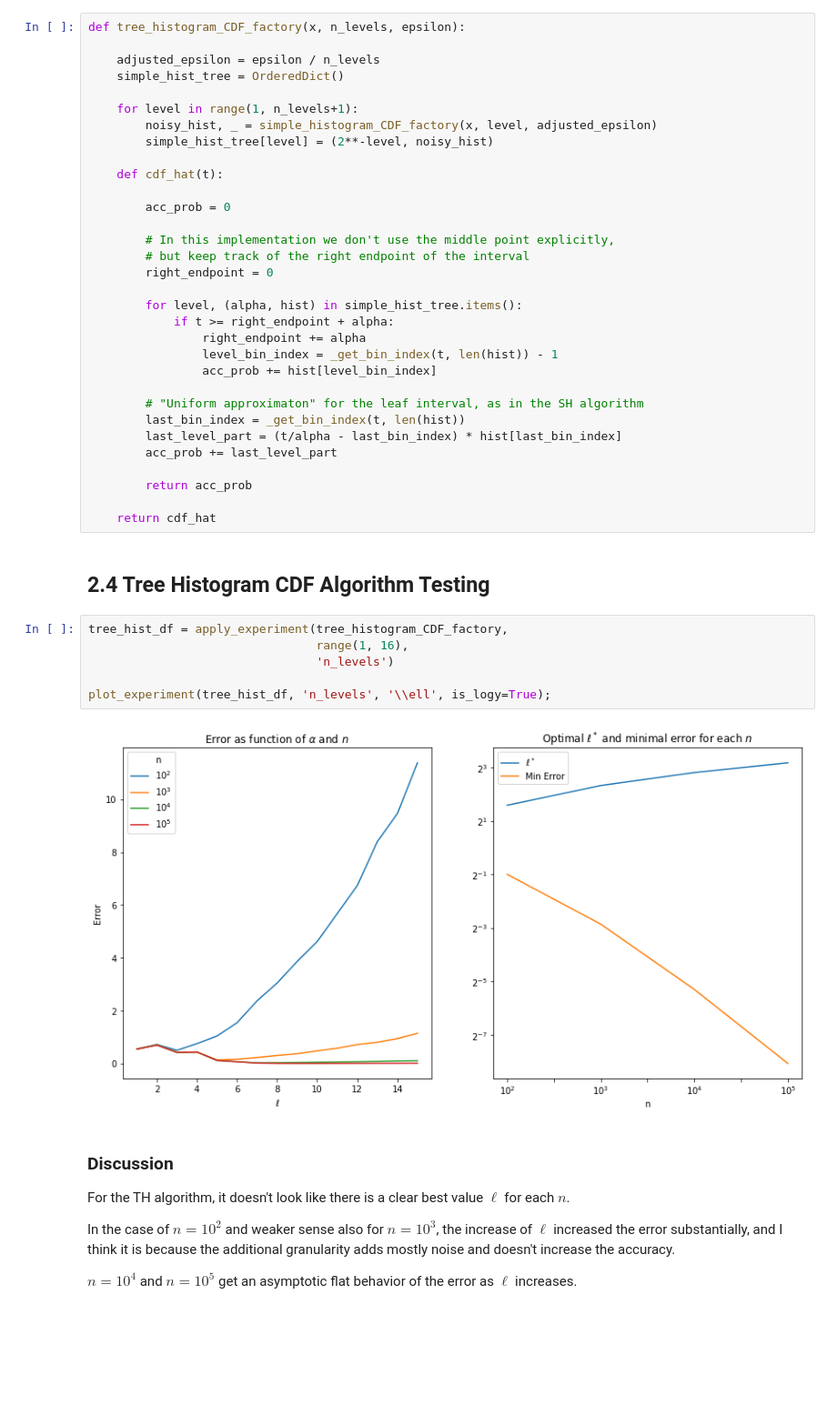
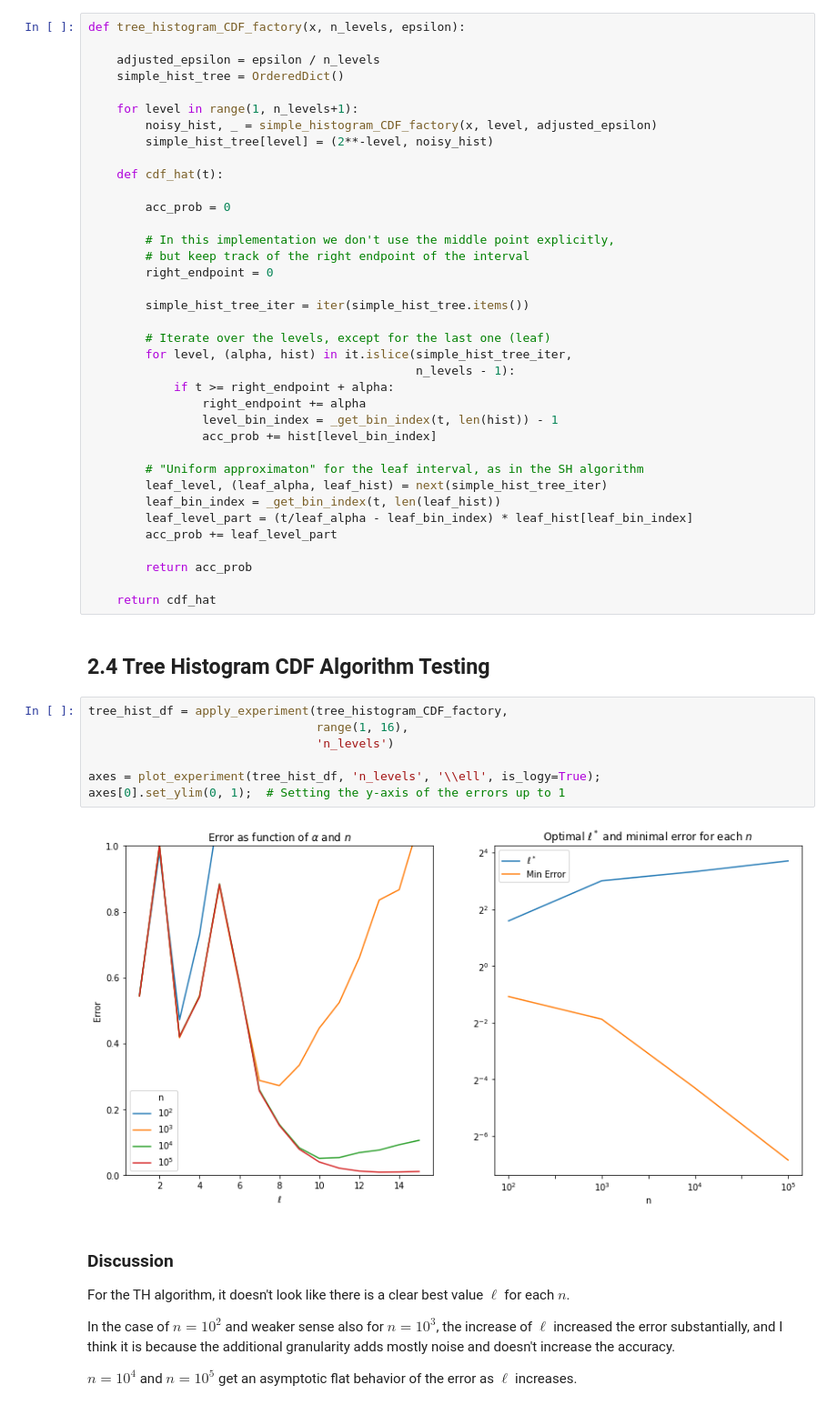
Before and after one commit to shlomihod/bu-cs591-algorithms-in-society-spring20, a Jupyter notebook: hw3/implementing-cdf-estimation.ipynb, the cells around one changed output. Shown at 91% size. Cells and saved outputs as stored; diff of their text form; blank space fills up the shorter version.

```diff
--- a/hw3/implementing-cdf-estimation.ipynb
+++ b/hw3/implementing-cdf-estimation.ipynb
@@ -239,16 +240,21 @@ def tree_histogram_CDF_factory(x, n_levels, epsilon):
         # but keep track of the right endpoint of the interval
         right_endpoint = 0
 
-        for level, (alpha, hist) in simple_hist_tree.items():
+        simple_hist_tree_iter = iter(simple_hist_tree.items())
+
+        # Iterate over the levels, except for the last one (leaf)
+        for level, (alpha, hist) in it.islice(simple_hist_tree_iter,
+                                              n_levels - 1):
             if t >= right_endpoint + alpha:
                 right_endpoint += alpha
                 level_bin_index = _get_bin_index(t, len(hist)) - 1
                 acc_prob += hist[level_bin_index]
 
         # "Uniform approximaton" for the leaf interval, as in the SH algorithm
-        last_bin_index = _get_bin_index(t, len(hist))
-        last_level_part = (t/alpha - last_bin_index) * hist[last_bin_index]
-        acc_prob += last_level_part
+        leaf_level, (leaf_alpha, leaf_hist) = next(simple_hist_tree_iter)
+        leaf_bin_index = _get_bin_index(t, len(leaf_hist))
+        leaf_level_part = (t/leaf_alpha - leaf_bin_index) * leaf_hist[leaf_bin_index]
+        acc_prob += leaf_level_part
 
         return acc_prob
 
@@ -258,11 +264,12 @@ def tree_histogram_CDF_factory(x, n_levels, epsilon):
 # %%
 tree_hist_df = apply_experiment(tree_histogram_CDF_factory,
                                 range(1, 16),
                                 'n_levels')
 
-plot_experiment(tree_hist_df, 'n_levels', '\\ell', is_logy=True);
+axes = plot_experiment(tree_hist_df, 'n_levels', '\\ell', is_logy=True);
+axes[0].set_ylim(0, 1);  # Setting the y-axis of the errors up to 1
 # %% [output]
-[figure, old version]
+[figure, new version]
 # %% [markdown]
 ### Discussion
 
```
Also changed, not shown: parts of 3 cells of this notebook.
